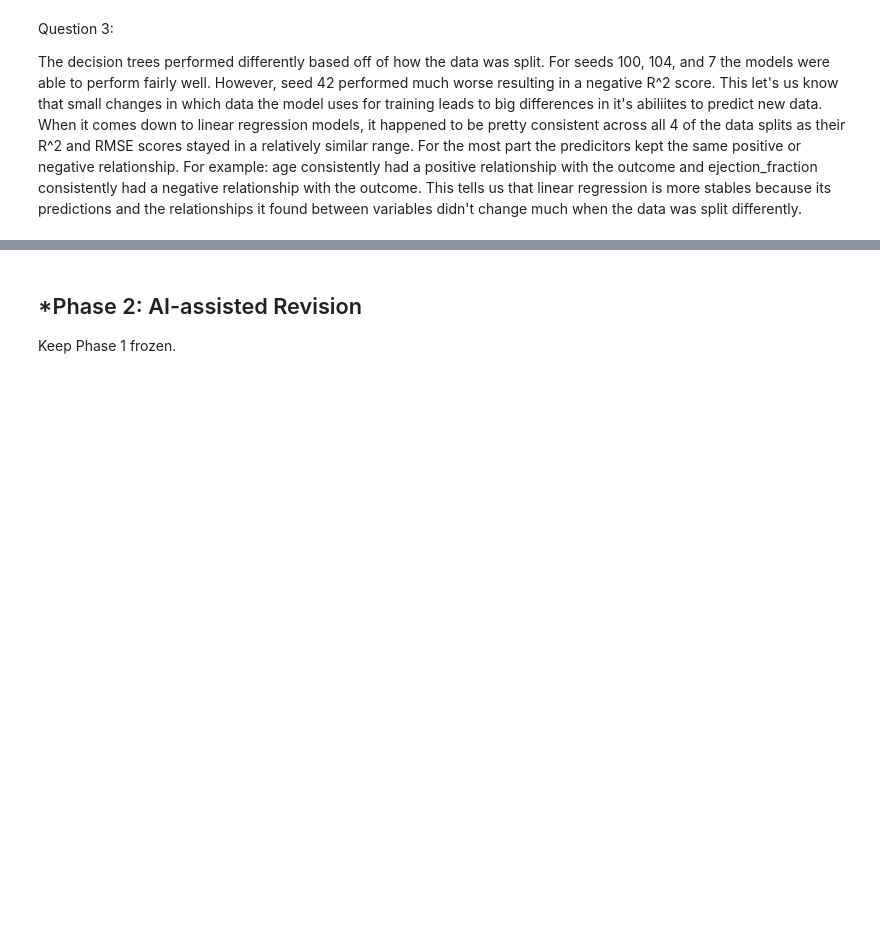
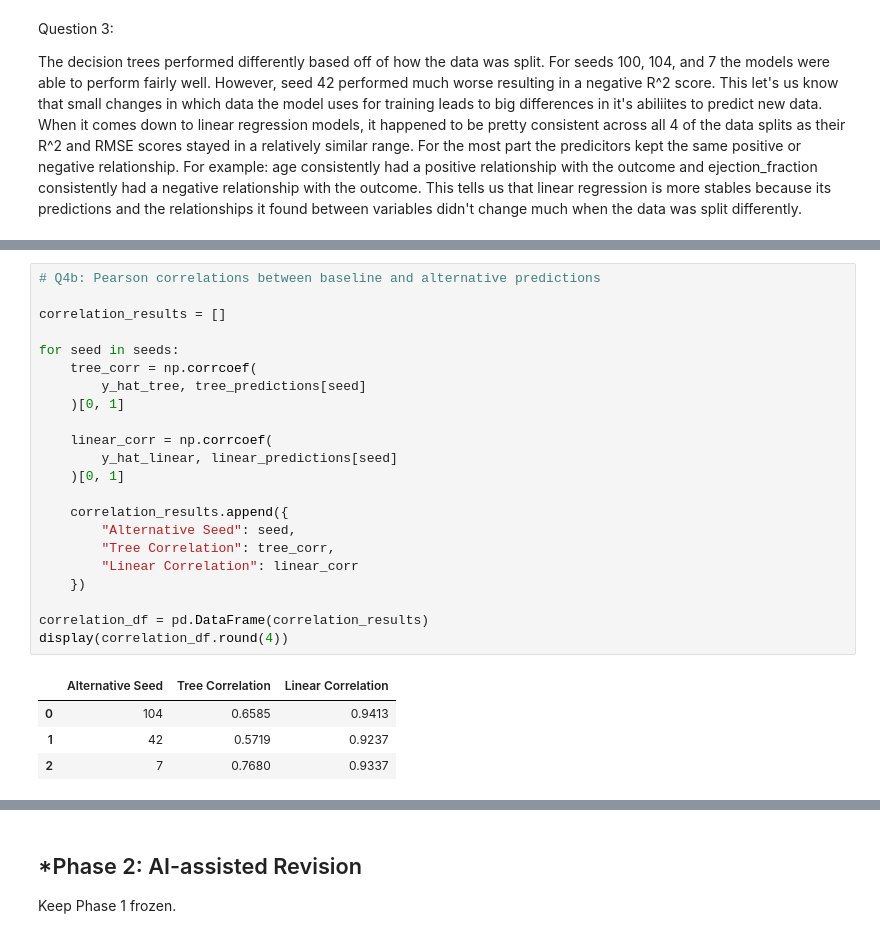
Before and after one commit to AdelineKwakye/L03-tree-stability, a Jupyter notebook: notebook.ipynb, the cells around one changed output, grey strips where cells are left out. Drawn from its saved outputs; the diff is of its cells as text; blank space fills up the shorter version.

```diff
--- a/notebook.ipynb
+++ b/notebook.ipynb
@@ -228,0 +295,27 @@ The decision trees performed differently based off of how the data was split. Fo
+# %%
+# Q4b: Pearson correlations between baseline and alternative predictions
+
+correlation_results = []
+
+for seed in seeds:
+    tree_corr = np.corrcoef(
+        y_hat_tree, tree_predictions[seed]
+    )[0, 1]
+
+    linear_corr = np.corrcoef(
+        y_hat_linear, linear_predictions[seed]
+    )[0, 1]
+
+    correlation_results.append({
+        "Alternative Seed": seed,
+        "Tree Correlation": tree_corr,
+        "Linear Correlation": linear_corr
+    })
+
+correlation_df = pd.DataFrame(correlation_results)
+display(correlation_df.round(4))
+# %% [output]
+|  | Alternative Seed | Tree Correlation | Linear Correlation |
+| 0 | 104 | 0.6585 | 0.9413 |
+| 1 | 42 | 0.5719 | 0.9237 |
+| 2 | 7 | 0.7680 | 0.9337 |
```
Also changed, not shown: parts of 8 cells of this notebook.
